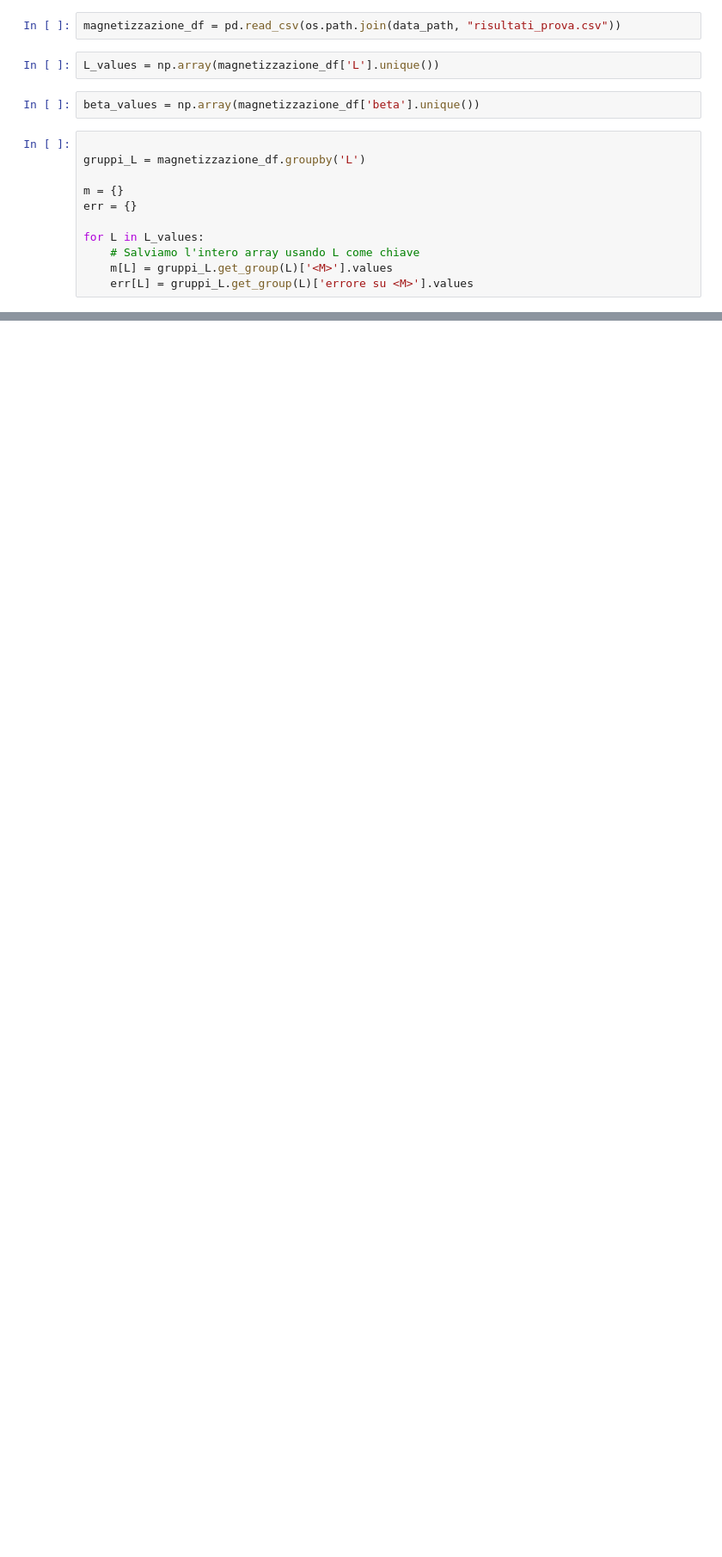
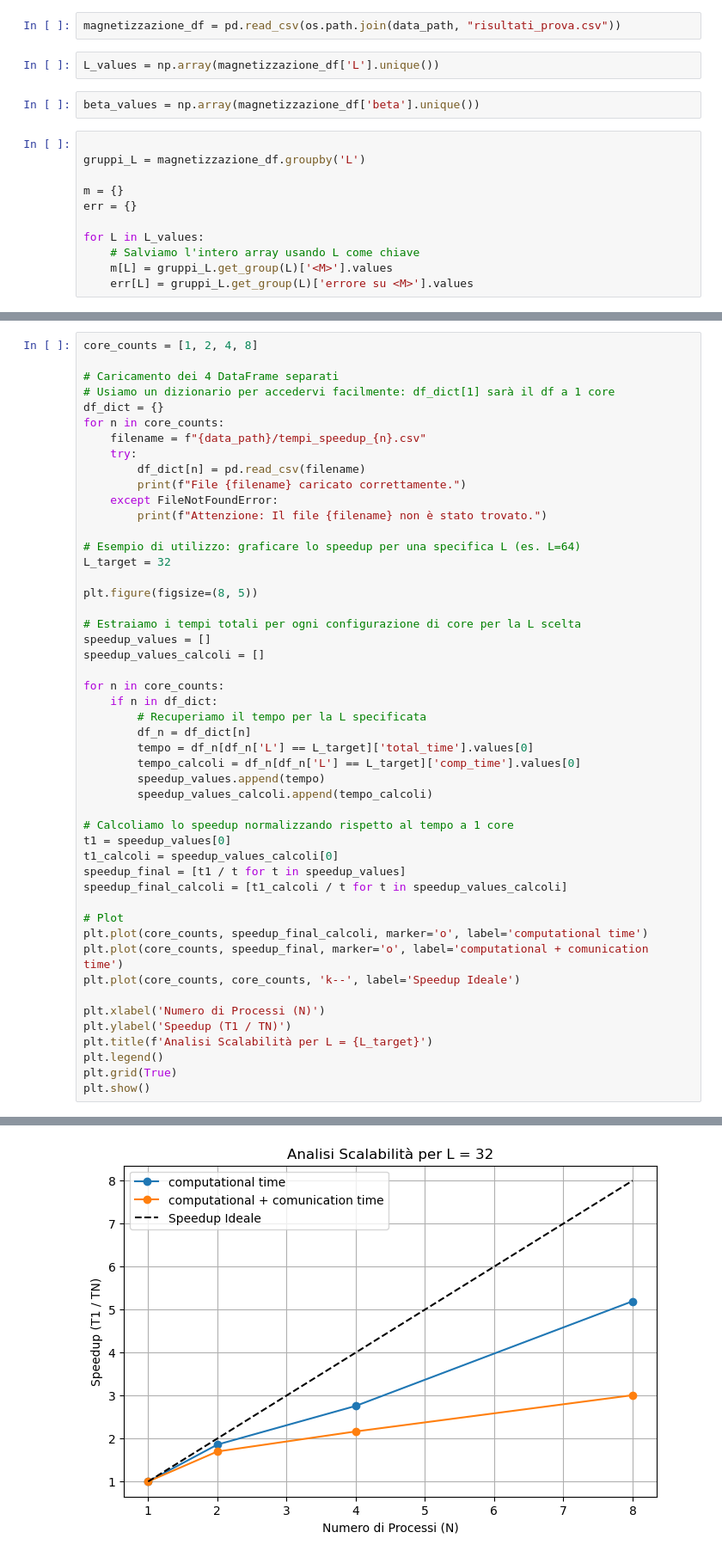
Before and after one commit to elena035/ising_project, a Jupyter notebook: ising.ipynb, the cells around one changed output, grey strips where cells are left out. Shown at 86% size. Saved outputs shown, nothing was run; the diff lists cells and outputs as text; blank space fills up the shorter version.

```diff
--- a/ising.ipynb
+++ b/ising.ipynb
@@ -112,0 +113,50 @@ Trovati 100 fotogrammi. Generazione della GIF in corso...
+# %%
+core_counts = [1, 2, 4, 8]
+
+# Caricamento dei 4 DataFrame separati
+# Usiamo un dizionario per accedervi facilmente: df_dict[1] sarà il df a 1 core
+df_dict = {}
+for n in core_counts:
+    filename = f"{data_path}/tempi_speedup_{n}.csv"
+    try:
+        df_dict[n] = pd.read_csv(filename)
+        print(f"File {filename} caricato correttamente.")
+    except FileNotFoundError:
+        print(f"Attenzione: Il file {filename} non è stato trovato.")
+
+# Esempio di utilizzo: graficare lo speedup per una specifica L (es. L=64)
+L_target = 32
+
+plt.figure(figsize=(8, 5))
+
+# Estraiamo i tempi totali per ogni configurazione di core per la L scelta
+speedup_values = []
+speedup_values_calcoli = []
+
+for n in core_counts:
+    if n in df_dict:
+        # Recuperiamo il tempo per la L specificata
+        df_n = df_dict[n]
+        tempo = df_n[df_n['L'] == L_target]['total_time'].values[0]
+        tempo_calcoli = df_n[df_n['L'] == L_target]['comp_time'].values[0]
+        speedup_values.append(tempo)
+        speedup_values_calcoli.append(tempo_calcoli)
+
+# Calcoliamo lo speedup normalizzando rispetto al tempo a 1 core
+t1 = speedup_values[0]
+t1_calcoli = speedup_values_calcoli[0]
+speedup_final = [t1 / t for t in speedup_values]
+speedup_final_calcoli = [t1_calcoli / t for t in speedup_values_calcoli]
+
+# Plot
+plt.plot(core_counts, speedup_final_calcoli, marker='o', label='computational time')
+plt.plot(core_counts, speedup_final, marker='o', label='computational + comunication time')
+plt.plot(core_counts, core_counts, 'k--', label='Speedup Ideale')
+
+plt.xlabel('Numero di Processi (N)')
+plt.ylabel('Speedup (T1 / TN)')
+plt.title(f'Analisi Scalabilità per L = {L_target}')
+plt.legend()
+plt.grid(True)
+plt.show()
+# %% [output]
@@ -112,0 +167 @@ Trovati 100 fotogrammi. Generazione della GIF in corso...
+[figure, added]
```
Also changed, not shown: parts of 4 cells of this notebook, 1 other file.
